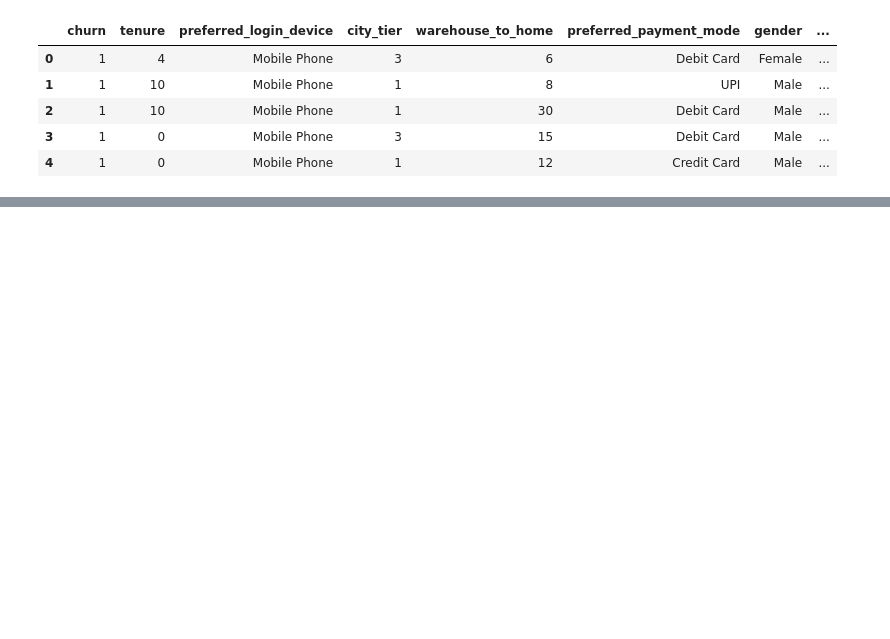
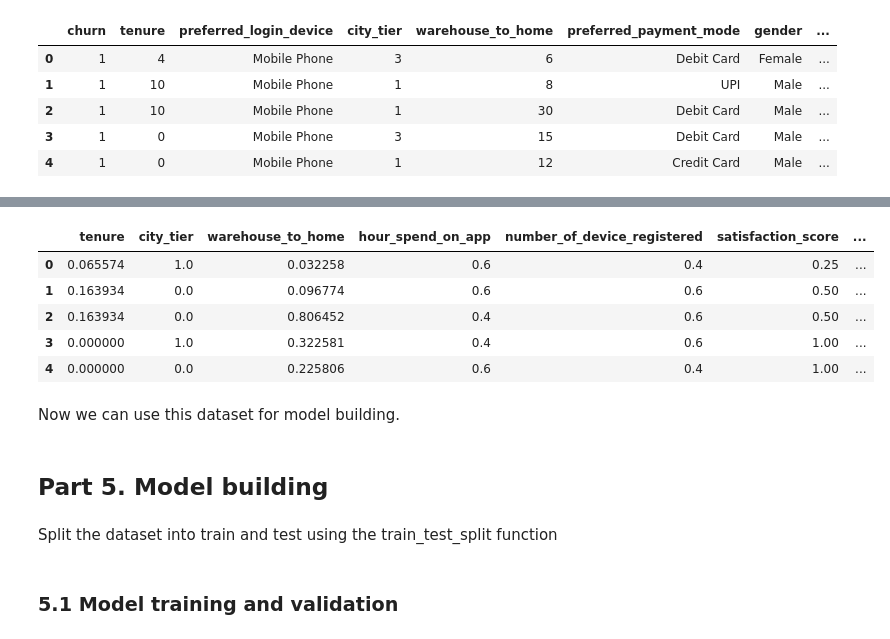
Before and after one commit to NovikovaJulia/mid-project, a Jupyter notebook: notebooks/Mid_Bootcamp_Project.ipynb, the cells around one changed output, grey strips where cells are left out. Saved outputs shown, nothing was run; the diff lists cells and outputs as text; code cells hidden in the pictures; blank space fills up the shorter version.

```diff
--- a/notebooks/Mid_Bootcamp_Project.ipynb
+++ b/notebooks/Mid_Bootcamp_Project.ipynb
@@ -523,0 +546,2 @@ data.head()
+# %%
+data = data.drop(columns=['coupon_used'])
@@ -523,0 +559,49 @@ data.head()
+# %%
+# Function for data processing
+
+def process_data(data):
+
+    # X-y split
+    y = data['churn']
+    X = data.drop(['churn'], axis=1)
+
+    # Spliting X into numerical and categorial columns
+    X_num = X.select_dtypes(np.number)
+    X_cat = X.select_dtypes(object)
+
+    # Using the MinMaxScaler to normalize X_num
+    # This will scale all within a range from 0.0 to 1.0.
+    minMaxScaler = MinMaxScaler()
+    minMaxScaler.fit(X_num)
+    X_normalized = minMaxScaler.transform(X_num)
+    X_normalized_data = pd.DataFrame(X_normalized, columns=X_num.columns)
+
+    # Using OneHot Encoder - it is converting categorial columns into multiple numerical columns
+    encoder = OneHotEncoder()
+    encoder.fit(X_cat)
+    encoded = encoder.transform(X_cat).toarray()
+    onehot_encoded_data = pd.DataFrame(encoded, columns=encoder.get_feature_names_out())
+    onehot_encoded_data.head()
+
+    # Concatenating normalized numerical columns with one-hot-encoded columns
+    X = pd.concat([X_normalized_data, onehot_encoded_data], axis=1)
+
+    return X,y
+# %%
+X,y = process_data(data)
+display(X.head())
+# %% [output]
+|  | tenure | city_tier | warehouse_to_home | hour_spend_on_app | number_of_device_registered | satisfaction_score | ... |
+| 0 | 0.065574 | 1.0 | 0.032258 | 0.6 | 0.4 | 0.25 | ... |
+| 1 | 0.163934 | 0.0 | 0.096774 | 0.6 | 0.6 | 0.50 | ... |
+| 2 | 0.163934 | 0.0 | 0.806452 | 0.4 | 0.6 | 0.50 | ... |
+| 3 | 0.000000 | 1.0 | 0.322581 | 0.4 | 0.6 | 1.00 | ... |
+| 4 | 0.000000 | 0.0 | 0.225806 | 0.6 | 0.4 | 1.00 | ... |
+# %% [markdown]
+Now we can use this dataset for model building.
+# %% [markdown]
+<h2>Part 5. Model building</h2>
+# %% [markdown]
+Split the dataset into train and test using the train_test_split function
+# %% [markdown]
+<h3>5.1 Model training and validation</h3>
```
Also changed, not shown: parts of 66 cells of this notebook.
